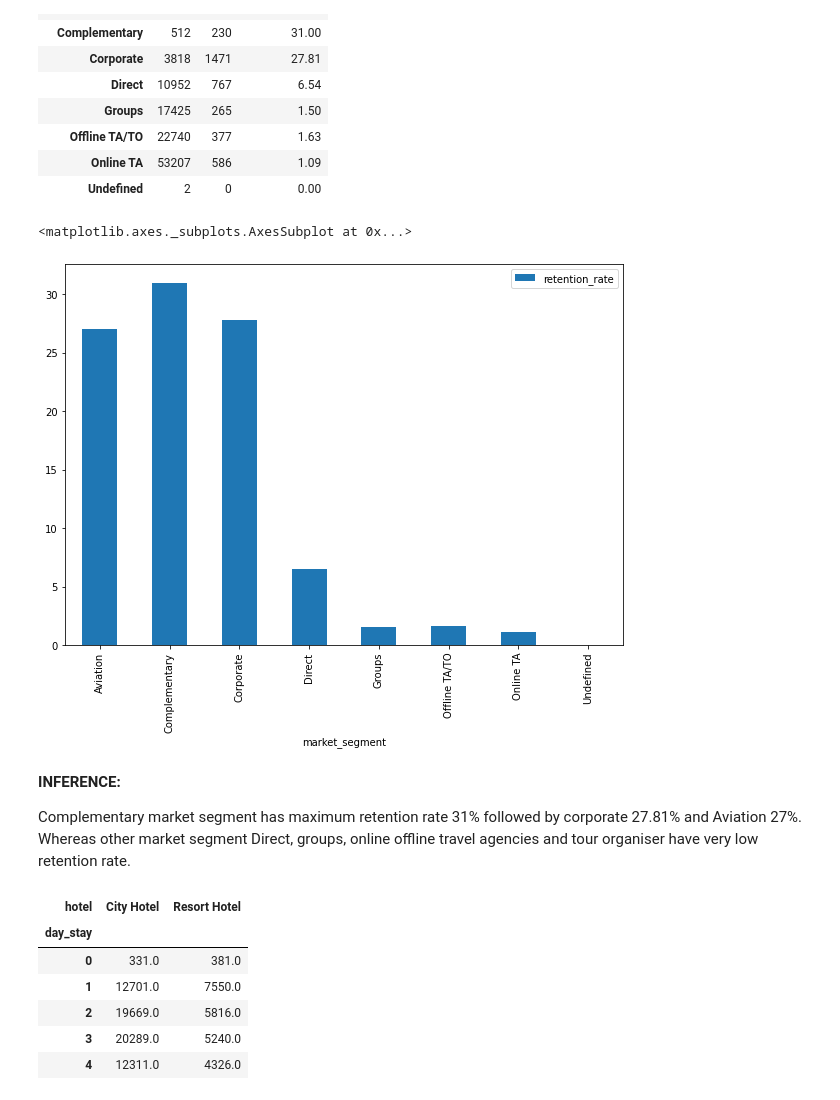
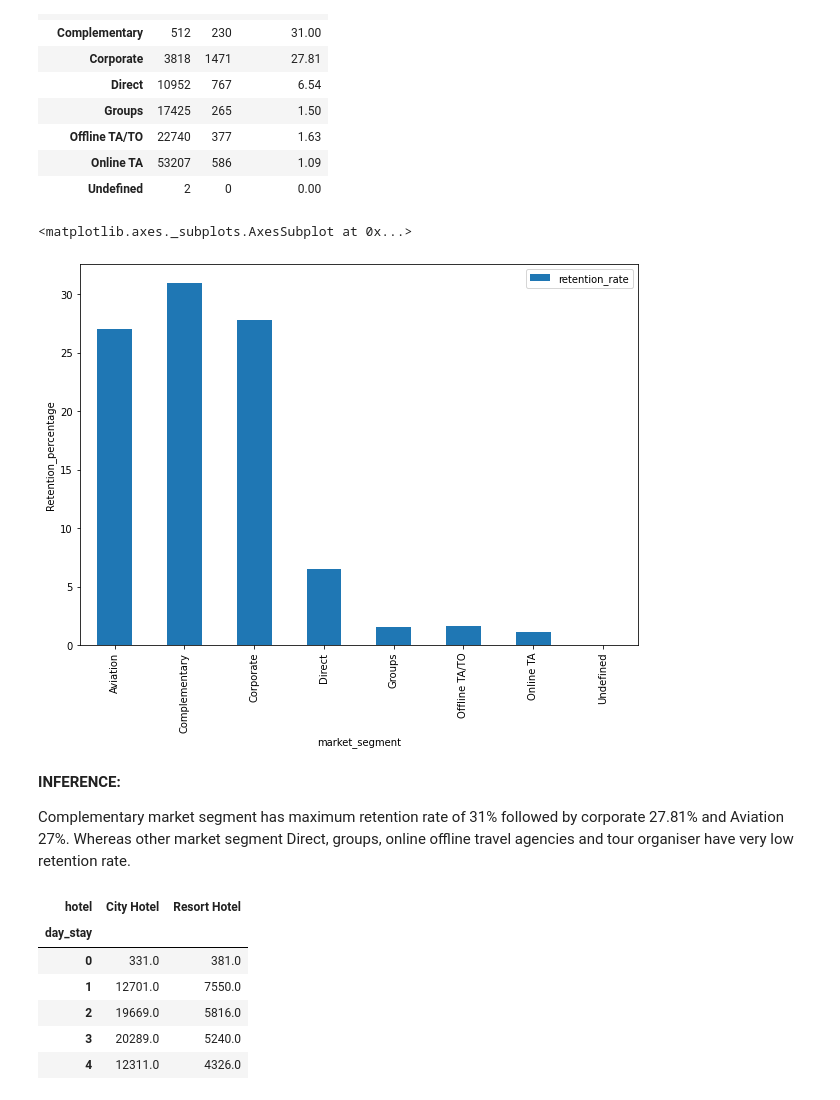
Before and after one commit to gauriagarwal18/Hotel_Booking_Analysis, a Jupyter notebook: Hotel_Booking.ipynb, the cells around one changed output. Drawn from its saved outputs; the diff is of its cells as text; code cells hidden in the pictures.

```diff
--- a/Hotel_Booking.ipynb
+++ b/Hotel_Booking.ipynb
@@ -488,14 +493,14 @@ retention_market_segment
 | Online TA | 53207 | 586 | 1.09 |
 | Undefined | 2 | 0 | 0.00 |
 # %%
-retention_market_segment.plot(kind = 'bar', y = 'retention_rate', figsize = (10,7))
+retention_market_segment.plot(kind = 'bar', y = 'retention_rate', figsize = (10,7), ylabel = 'Retention_percentage')
 # %% [output]
 <matplotlib.axes._subplots.AxesSubplot at 0x...>
-[figure, old version]
+[figure, new version]
 # %% [markdown]
 **INFERENCE:**
 
-Complementary market segment has maximum retention rate 31% followed by corporate 27.81% and Aviation 27%. Whereas other market segment Direct, groups, online offline travel agencies and tour organiser have very low retention rate.
+Complementary market segment has maximum retention rate of 31% followed by corporate 27.81% and Aviation 27%. Whereas other market segment Direct, groups, online offline travel agencies and tour organiser have very low retention rate.
 # %%
 #
 Hotels_stay = hotels.groupby(['day_stay','hotel'])['day_stay'].count().unstack()
```
Also changed, not shown: parts of 48 cells of this notebook.
